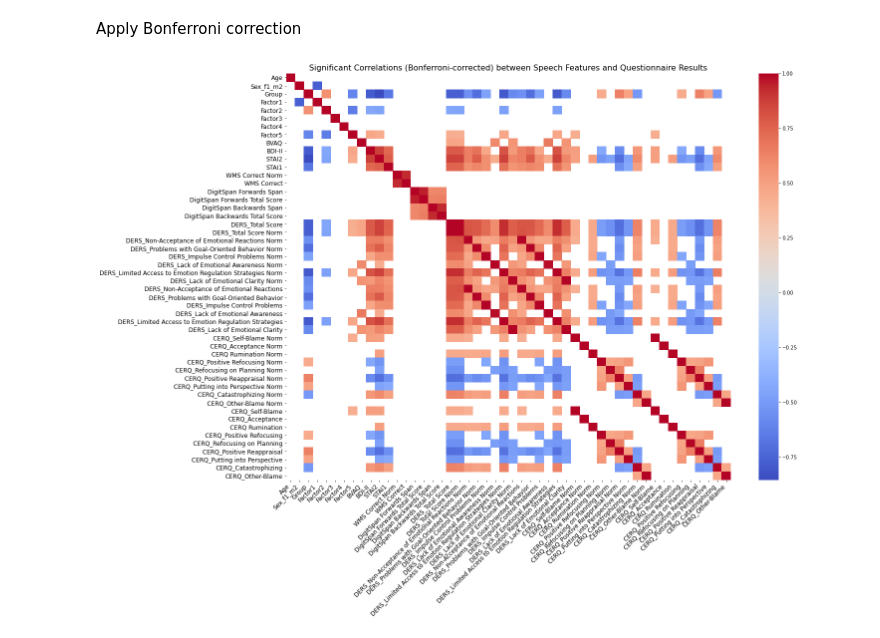
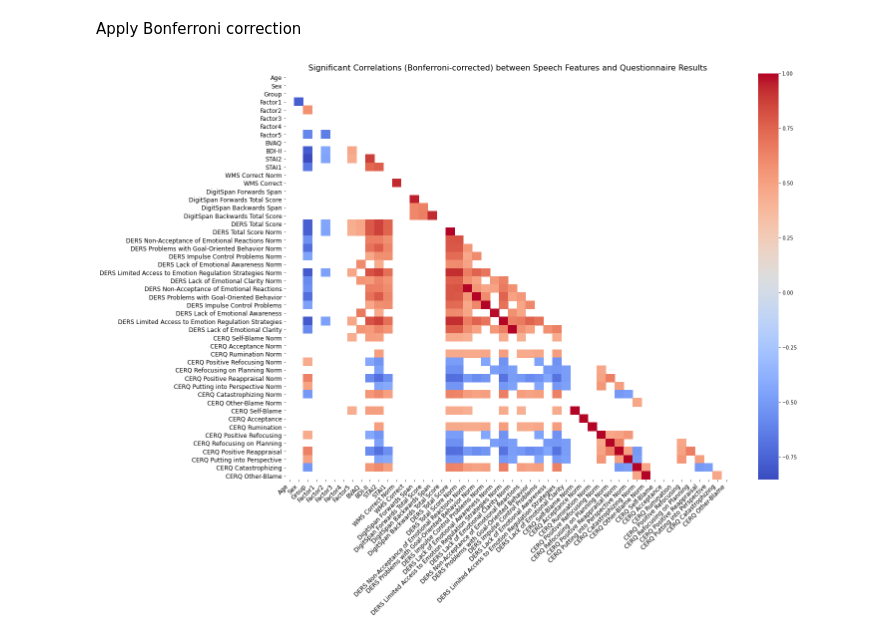
Before and after one commit to JuliaSchraeder/SubliminalVideoPriming, a Jupyter notebook: scripts/speech/speech_questionnaire_analysis.ipynb, the cells around one changed output. Saved outputs shown, nothing was run; the diff lists cells and outputs as text; code cells hidden in the pictures.

```diff
--- a/scripts/speech/speech_questionnaire_analysis.ipynb
+++ b/scripts/speech/speech_questionnaire_analysis.ipynb
@@ -275,7 +276,6 @@ fig.write_html("W:/Fmri_Forschung/Allerlei/JuliaS/GitHub/SubliminalVideoPriming/
 # %% [markdown]
 Apply Bonferroni correction
 # %%
-
 # Calculate the correlation matrix and the corresponding p-values matrix
 def calculate_correlations(df):
     correlations = df.corr()
@@ -293,36 +293,39 @@ bonferroni_threshold = alpha / num_tests
 significant_mask = (p_values < bonferroni_threshold)
 
 # Extract all correlation values and their corresponding p-values
 correlation_values = correlation_matrix.stack().reset_index()
 correlation_values.columns = ['Variable1', 'Variable2', 'Correlation']
 
 p_values_flat = p_values.stack().reset_index()
 p_values_flat.columns = ['Variable1', 'Variable2', 'P-Value']
 
 # Merge the correlation values and p-values into a single DataFrame
 results_df = correlation_values.merge(p_values_flat, on=['Variable1', 'Variable2'])
 results_df['Significant'] = results_df['P-Value'] < bonferroni_threshold
 
 # Save the results to a CSV file
-results_df.to_csv('W:/Fmri_Forschung/Allerlei/JuliaS/GitHub/SubliminalVideoPriming/data/speech/speech_questionnaire_correlation_results.csv', index=False)
+results_df.to_csv('W:/Fmri_Forschung/Allerlei/JuliaS/GitHub/SubliminalVideoPriming/data/speech/speech_questionnaire_correlation_corrected.csv', index=False)
 
 # Mask insignificant correlations in the correlation matrix
 significant_correlations = correlation_matrix.where(significant_mask)
 
+# Create a mask for the upper triangle
+mask = np.triu(np.ones_like(significant_correlations, dtype=bool))
+
 # Plot the significant correlations using a heatmap
 plt.figure(figsize=(20, 15))
-sns.heatmap(significant_correlations, annot=False, fmt=".2f", cmap="coolwarm", cbar=True)
+sns.heatmap(significant_correlations, mask=mask, annot=False, fmt=".2f", cmap="coolwarm", cbar=True)
 plt.title('Significant Correlations (Bonferroni-corrected) between Speech Features and Questionnaire Results', fontsize=16)
 plt.xticks(rotation=45, ha='right', fontsize=12)
 plt.yticks(fontsize=12)
 
 # Save the figure
 plt.savefig('W:/Fmri_Forschung/Allerlei/JuliaS/GitHub/SubliminalVideoPriming/plots/speech_questionnaire_correlation_significant.png', bbox_inches='tight')
 
 # Show the plot
 plt.show()
 # %% [output]
-[figure, old version]
+[figure, new version]
 # %%
 # Extract significant correlations
 significant_pairs = []
```
Also changed, not shown: parts of 3 cells of this notebook, 1 other file.
